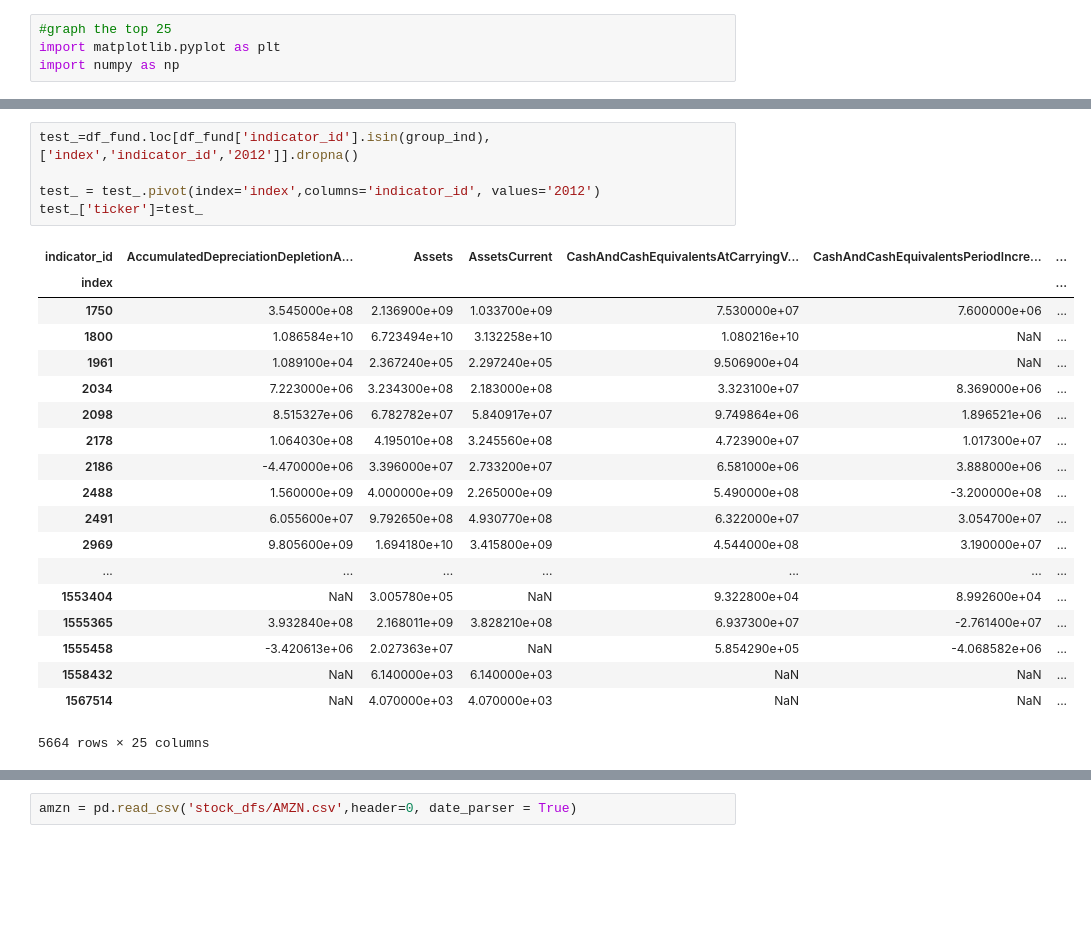
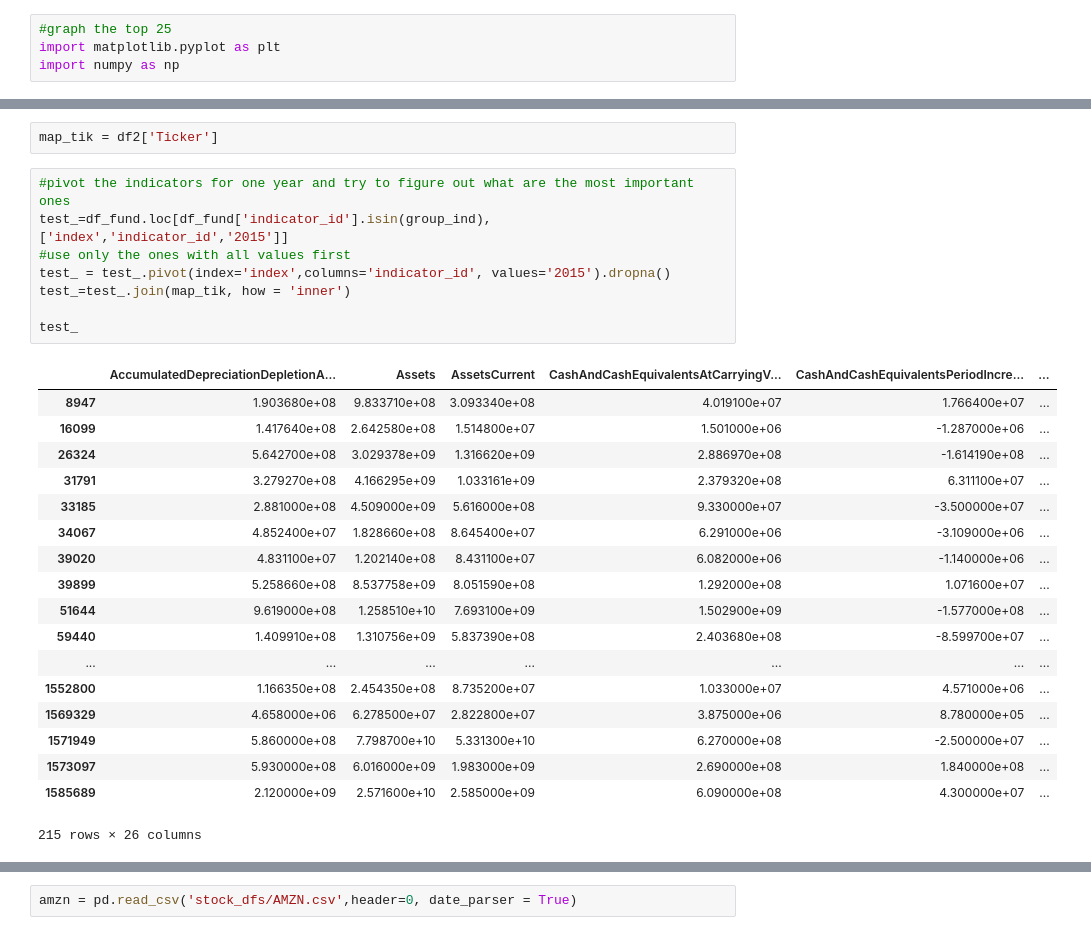
Before and after one commit to huhu42/Data_Incubator, a Jupyter notebook: StockProject.ipynb, the cells around one changed output, grey strips where cells are left out. Cells and saved outputs as stored; diff of their text form; blank space fills up the shorter version.

```diff
--- a/StockProject.ipynb
+++ b/StockProject.ipynb
@@ -168,27 +173,31 @@ plot_bar_x()
 # %% [output]
 [figure]
+# %%
+map_tik = df2['Ticker']
 # %%
-test_=df_fund.loc[df_fund['indicator_id'].isin(group_ind),['index','indicator_id','2012']].dropna()
+#pivot the indicators for one year and try to figure out what are the most important ones
+test_=df_fund.loc[df_fund['indicator_id'].isin(group_ind),['index','indicator_id','2015']]
+#use only the ones with all values first
+test_ = test_.pivot(index='index',columns='indicator_id', values='2015').dropna()
+test_=test_.join(map_tik, how = 'inner')
 
-test_ = test_.pivot(index='index',columns='indicator_id', values='2012')
-test_['ticker']=test_
+test_
 # %% [output]
-| indicator_id | AccumulatedDepreciationDepletionA... | Assets | AssetsCurrent | CashAndCashEquivalentsAtCarryingV... | CashAndCashEquivalentsPeriodIncre... | ... |
-| index |  |  |  |  |  | ... |
-| 1750 | 3.545000e+08 | 2.136900e+09 | 1.033700e+09 | 7.530000e+07 | 7.600000e+06 | ... |
-| 1800 | 1.086584e+10 | 6.723494e+10 | 3.132258e+10 | 1.080216e+10 | NaN | ... |
-| 1961 | 1.089100e+04 | 2.367240e+05 | 2.297240e+05 | 9.506900e+04 | NaN | ... |
-| 2034 | 7.223000e+06 | 3.234300e+08 | 2.183000e+08 | 3.323100e+07 | 8.369000e+06 | ... |
-| 2098 | 8.515327e+06 | 6.782782e+07 | 5.840917e+07 | 9.749864e+06 | 1.896521e+06 | ... |
-| 2178 | 1.064030e+08 | 4.195010e+08 | 3.245560e+08 | 4.723900e+07 | 1.017300e+07 | ... |
-| 2186 | -4.470000e+06 | 3.396000e+07 | 2.733200e+07 | 6.581000e+06 | 3.888000e+06 | ... |
-| 2488 | 1.560000e+09 | 4.000000e+09 | 2.265000e+09 | 5.490000e+08 | -3.200000e+08 | ... |
-| 2491 | 6.055600e+07 | 9.792650e+08 | 4.930770e+08 | 6.322000e+07 | 3.054700e+07 | ... |
-| 2969 | 9.805600e+09 | 1.694180e+10 | 3.415800e+09 | 4.544000e+08 | 3.190000e+07 | ... |
+|  | AccumulatedDepreciationDepletionA... | Assets | AssetsCurrent | CashAndCashEquivalentsAtCarryingV... | CashAndCashEquivalentsPeriodIncre... | ... |
+| 8947 | 1.903680e+08 | 9.833710e+08 | 3.093340e+08 | 4.019100e+07 | 1.766400e+07 | ... |
+| 16099 | 1.417640e+08 | 2.642580e+08 | 1.514800e+07 | 1.501000e+06 | -1.287000e+06 | ... |
+| 26324 | 5.642700e+08 | 3.029378e+09 | 1.316620e+09 | 2.886970e+08 | -1.614190e+08 | ... |
+| 31791 | 3.279270e+08 | 4.166295e+09 | 1.033161e+09 | 2.379320e+08 | 6.311100e+07 | ... |
+| 33185 | 2.881000e+08 | 4.509000e+09 | 5.616000e+08 | 9.330000e+07 | -3.500000e+07 | ... |
+| 34067 | 4.852400e+07 | 1.828660e+08 | 8.645400e+07 | 6.291000e+06 | -3.109000e+06 | ... |
+| 39020 | 4.831100e+07 | 1.202140e+08 | 8.431100e+07 | 6.082000e+06 | -1.140000e+06 | ... |
+| 39899 | 5.258660e+08 | 8.537758e+09 | 8.051590e+08 | 1.292000e+08 | 1.071600e+07 | ... |
+| 51644 | 9.619000e+08 | 1.258510e+10 | 7.693100e+09 | 1.502900e+09 | -1.577000e+08 | ... |
+| 59440 | 1.409910e+08 | 1.310756e+09 | 5.837390e+08 | 2.403680e+08 | -8.599700e+07 | ... |
 | ... | ... | ... | ... | ... | ... | ... |
-| 1553404 | NaN | 3.005780e+05 | NaN | 9.322800e+04 | 8.992600e+04 | ... |
-| 1555365 | 3.932840e+08 | 2.168011e+09 | 3.828210e+08 | 6.937300e+07 | -2.761400e+07 | ... |
-| 1555458 | -3.420613e+06 | 2.027363e+07 | NaN | 5.854290e+05 | -4.068582e+06 | ... |
-| 1558432 | NaN | 6.140000e+03 | 6.140000e+03 | NaN | NaN | ... |
-| 1567514 | NaN | 4.070000e+03 | 4.070000e+03 | NaN | NaN | ... |
+| 1552800 | 1.166350e+08 | 2.454350e+08 | 8.735200e+07 | 1.033000e+07 | 4.571000e+06 | ... |
+| 1569329 | 4.658000e+06 | 6.278500e+07 | 2.822800e+07 | 3.875000e+06 | 8.780000e+05 | ... |
+| 1571949 | 5.860000e+08 | 7.798700e+10 | 5.331300e+10 | 6.270000e+08 | -2.500000e+07 | ... |
+| 1573097 | 5.930000e+08 | 6.016000e+09 | 1.983000e+09 | 2.690000e+08 | 1.840000e+08 | ... |
+| 1585689 | 2.120000e+09 | 2.571600e+10 | 2.585000e+09 | 6.090000e+08 | 4.300000e+07 | ... |
-5664 rows × 25 columns
+215 rows × 26 columns
```
Also changed, not shown: parts of 22 cells of this notebook.
